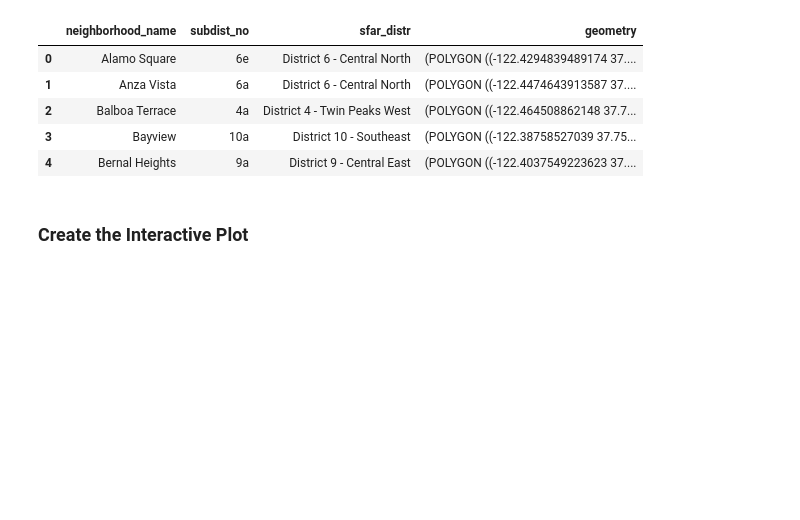
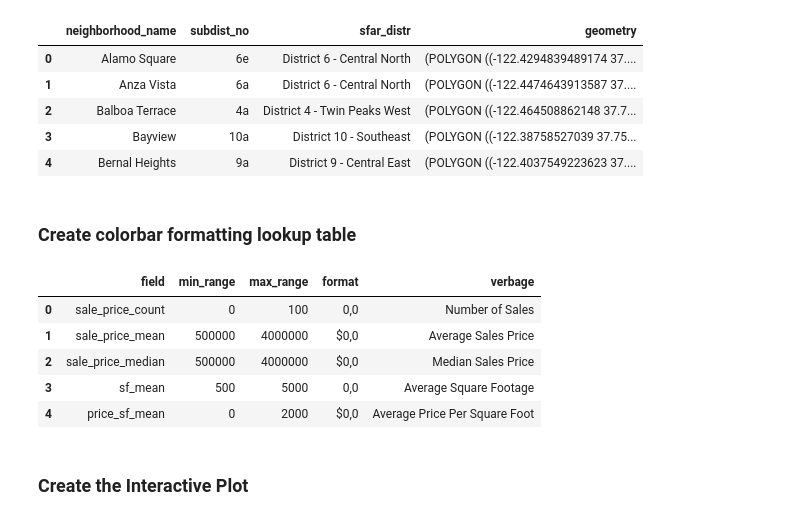
Before and after one commit to Ahdeny/SF_Real_Estate_Project, a Jupyter notebook: SF_Map_Code_Production.ipynb, the cells around one changed output. Cells and saved outputs as stored; diff of their text form; code cells hidden in the pictures; blank space fills up the shorter version.

```diff
--- a/SF_Map_Code_Production.ipynb
+++ b/SF_Map_Code_Production.ipynb
@@ -177,6 +177,27 @@ sf.head()
 | 2 | Balboa Terrace | 4a | District 4 - Twin Peaks West | (POLYGON ((-122.464508862148 37.7... |
 | 3 | Bayview | 10a | District 10 - Southeast | (POLYGON ((-122.38758527039 37.75... |
 | 4 | Bernal Heights | 9a | District 9 - Central East | (POLYGON ((-122.4037549223623 37.... |
+# %% [markdown]
+### Create colorbar formatting lookup table
+# %%
+format_data = [('sale_price_count', 0, 100,'0,0', 'Number of Sales'),
+               ('sale_price_mean', 500000, 4000000,'$0,0', 'Average Sales Price'),
+               ('sale_price_median', 500000, 4000000, '$0,0', 'Median Sales Price'),
+               ('sf_mean', 500, 5000,'0,0', 'Average Square Footage'),
+               ('price_sf_mean', 0, 2000,'$0,0', 'Average Price Per Square Foot'),
+               ('min_income', 50000, 600000,'$0,0', 'Minimum Income Required')
+              ]
+
+#Create a DataFrame object
+format_df = pd.DataFrame(format_data, columns = ['field' , 'min_range', 'max_range' , 'format', 'verbage'])
+format_df.head()
+# %% [output]
+|  | field | min_range | max_range | format | verbage |
+| 0 | sale_price_count | 0 | 100 | 0,0 | Number of Sales |
+| 1 | sale_price_mean | 500000 | 4000000 | $0,0 | Average Sales Price |
+| 2 | sale_price_median | 500000 | 4000000 | $0,0 | Median Sales Price |
+| 3 | sf_mean | 500 | 5000 | 0,0 | Average Square Footage |
+| 4 | price_sf_mean | 0 | 2000 | $0,0 | Average Price Per Square Foot |
 # %% [markdown]
 ### Create the Interactive Plot
 # %%
```
Also changed, not shown: parts of 1 cell of this notebook.
